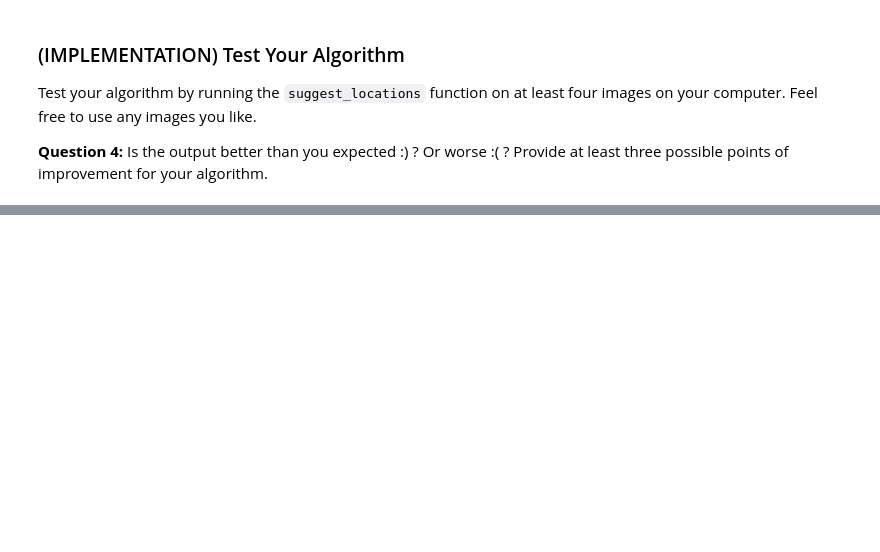
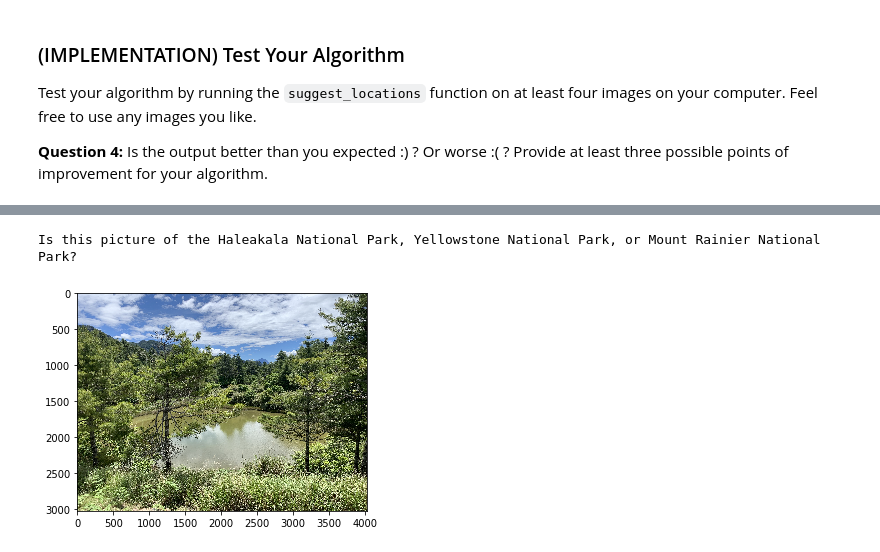
Before and after one commit to donctchen/landmark_predict, a Jupyter notebook: landmark.ipynb, the cells around one changed output, grey strips where cells are left out. Drawn from its saved outputs; the diff is of its cells as text; code cells hidden in the pictures; blank space fills up the shorter version.

```diff
--- a/landmark.ipynb
+++ b/landmark.ipynb
@@ -695,15 +758,15 @@ Train and validate your model in the code cell below.  [Save the final model par
 # %%
 # TODO: train the model and save the best model parameters at filepath 'model_transfer.pt'
 
-number_epochs = 40
+number_epochs = 4
 model_transfer = train(number_epochs, loaders_transfer, model_transfer, get_optimizer_transfer(model_transfer),
-                      criterion_transfer, use_cuda, 'model_transfer.pt')
+                      criterion_transfer, use_cuda, 'model_transfer0710test.pt')
 
 # train(n_epochs, loaders, model, optimizer, criterion, use_cuda, save_path):
 #-#-# Do NOT modify the code below this line. #-#-#
 
 # load the model that got the best validation accuracy
-model_transfer.load_state_dict(torch.load('model_transfer.pt'))
+model_transfer.load_state_dict(torch.load('model_transfer0710test.pt'))
 # %% [output]
 Epoch: 1        Training Loss: 0.000319         Validation Loss: 0.330618
 vaildation loss decreased (min:inf, current loss:0.3306177835210597)
@@ -875,4 +1009,11 @@ __Answer:__ (Three possible points for improvement)
 # %%
 ## TODO: Execute the `suggest_locations` function on
 ## at least 4 images on your computer.
 ## Feel free to use as many code cells as needed.
+
+# my picture.
+# take in Taiwan
+suggest_locations("images/test_lake.jpg")
+# %% [output]
+Is this picture of the Haleakala National Park, Yellowstone National Park, or Mount Rainier National Park?
+[figure, added]
```
Also changed, not shown: parts of 23 cells of this notebook, 1 other file.
